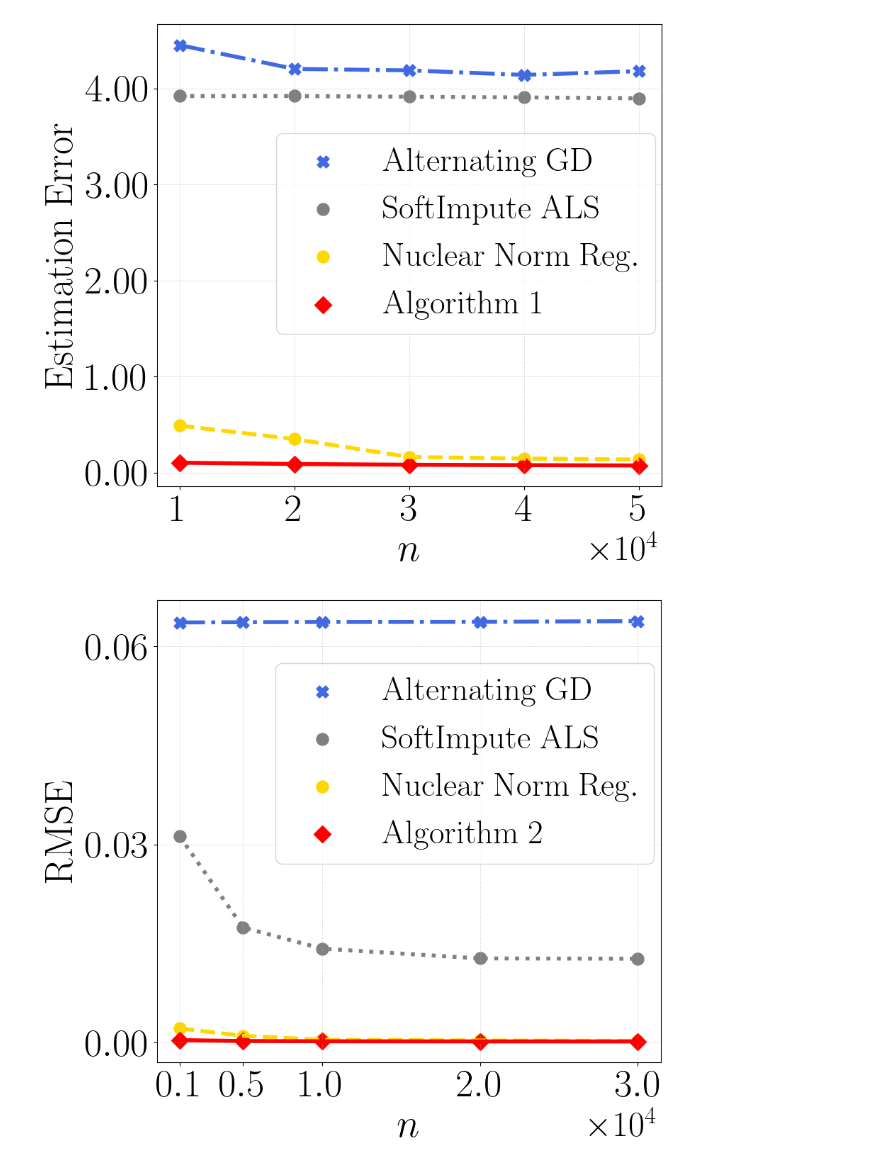
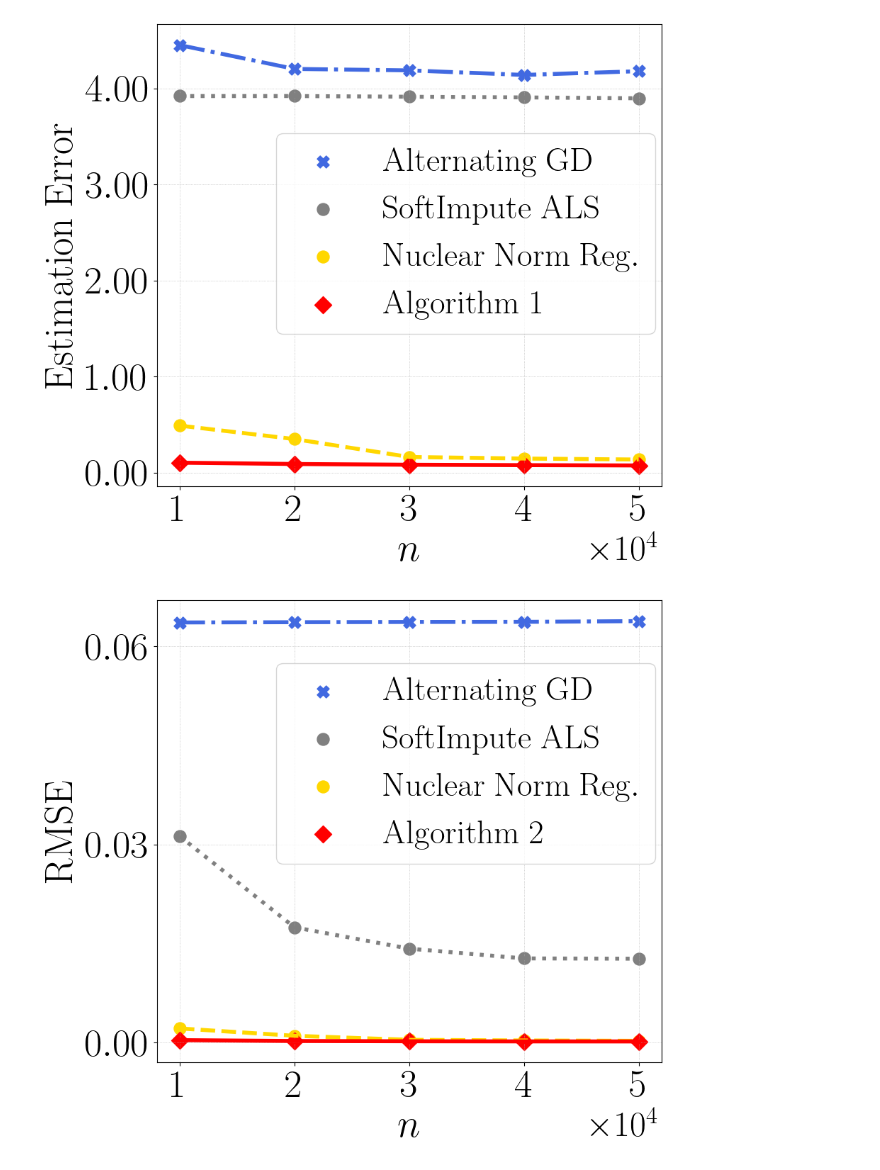
Before and after one commit to VirtuosoResearch/Matrix-completion-from-ultrasparse-samples, a Jupyter notebook: revised_figures/two_observations_per_row.ipynb, the cells around one changed output. Saved outputs shown, nothing was run; the diff lists cells and outputs as text; code cells hidden in the pictures.

```diff
--- a/revised_figures/two_observations_per_row.ipynb
+++ b/revised_figures/two_observations_per_row.ipynb
@@ -71,7 +71,7 @@ plt.close()
 [figure]
 # %%
 # observed entries
-d1 = [1000, 5000, 10000, 20000, 30000]
+d1 = [10000, 20000, 30000, 40000, 50000]
 alt_GD_rmse = np.array([0.0636046, 0.0636437, 0.0636801, 0.0636962, 0.0638076])
 softimpute_als_rmse = np.array([0.0312063, 0.0174234, 0.0141976, 0.0127178, 0.0126747])
 nuclear_reg_rmse = np.array([0.0021108, 0.0009993, 0.0003873, 0.0002906, 0.0002377])
@@ -95,31 +95,31 @@ plt.plot(d1, nuclear_reg_rmse, lw=4, color='gold', ls="dashed")
 plt.plot(d1, iipw_rmse, color='red',lw=4)
 
 plt.scatter(d1, alt_GD_rmse, s=150, color='royalblue', label=r"$\mathrm{Alternating~GD}$", marker="X")
 plt.scatter(d1, softimpute_als_rmse, s=150, color='grey', label=r"$\mathrm{SoftImpute~ALS}$", marker="o")
 plt.scatter(d1, nuclear_reg_rmse, s=150, color='gold', label=r"$\mathrm{Nuclear~Norm~Reg.}$")
 plt.scatter(d1, iipw_rmse, s=150, color='red', label=r"$\mathrm{Algorithm~2}$", marker="D")
 
 plt.legend(fontsize=34, loc='upper right', bbox_to_anchor=(1.02, 0.9))
 
 plt.xlabel(r"$n$", fontsize=40)
 plt.ylabel(r"$\mathrm{RMSE}$", fontsize=40)
 
 plt.xticks(d1, fontsize=40)
 plt.ticklabel_format(style='sci', scilimits=(0,0), axis='x')
 
 ax.xaxis.get_offset_text().set_fontsize(36)
 
 #plt.yticks([0.5, 1.0, 1.5], fontsize=40)
 plt.yticks([0, 0.03, 0.06], fontsize=40)
 formatter = ScalarFormatter(useMathText=True)
 formatter.set_powerlimits((4, 4))
 
 plt.grid(lw=0.5, ls=":")
 plt.tight_layout()
 plot_name = f"two_per_row_rmse.pdf"
 plt.savefig(plot_name, bbox_inches='tight', format="pdf", dpi=1200)
 
 plt.show()
 plt.close()
 # %% [output]
-[figure, old version]
+[figure, new version]
```
Also changed, not shown: 2 other files.
